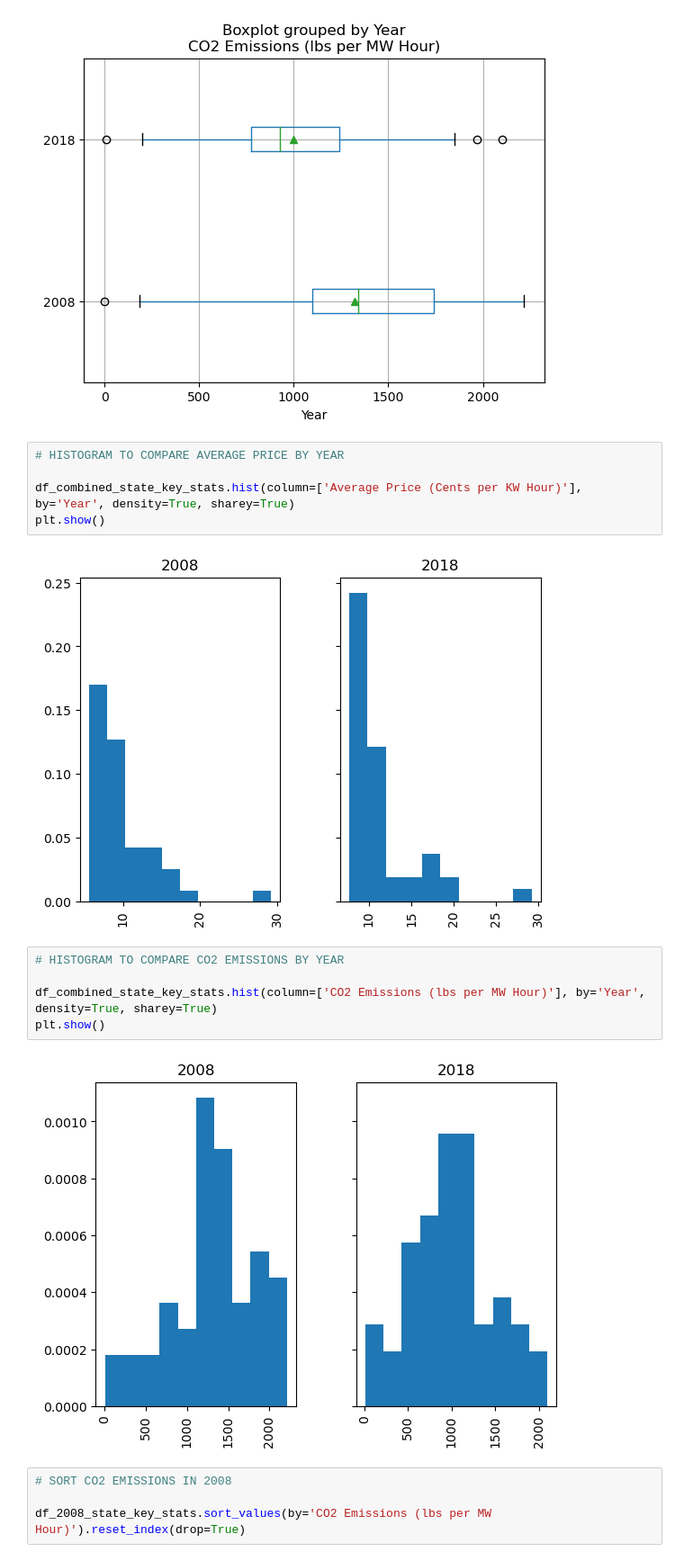
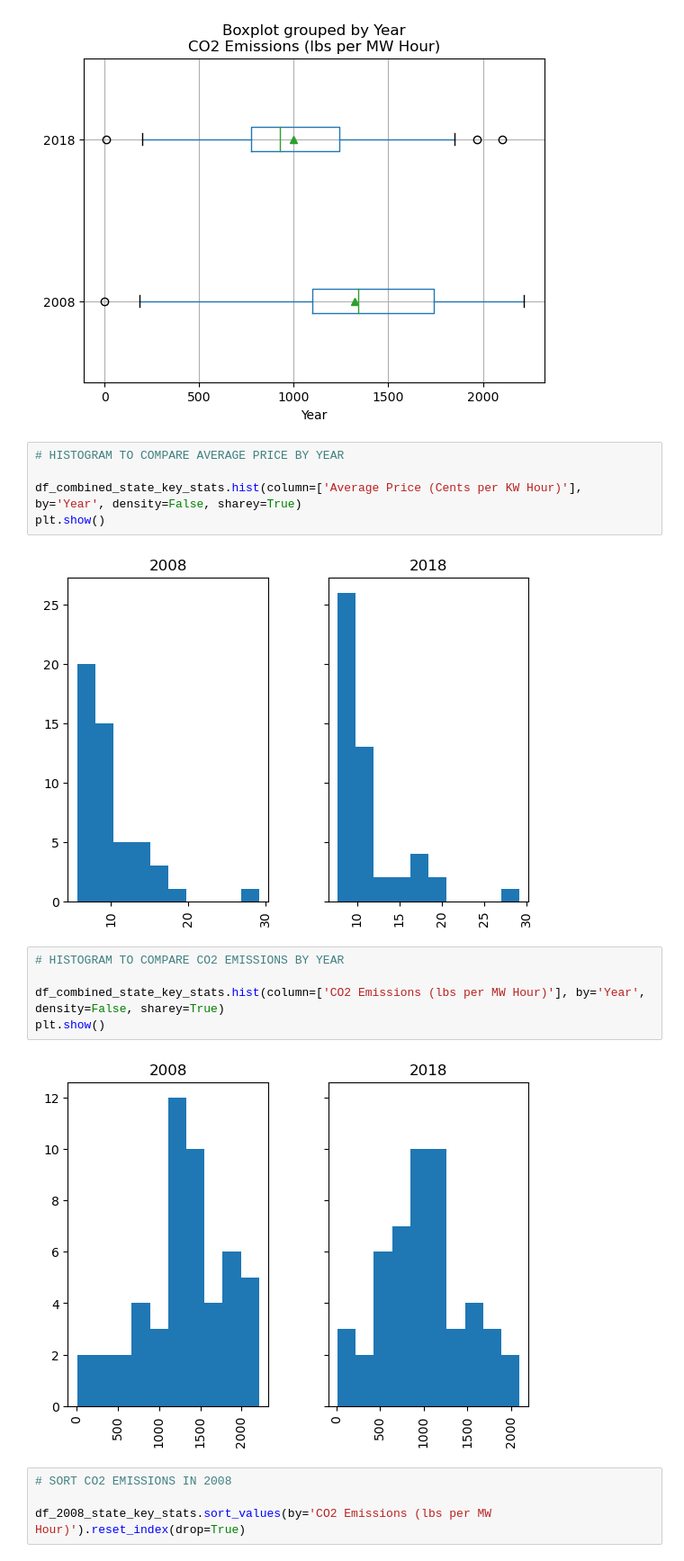
Before and after one commit to andrew8185/project-01, a Jupyter notebook: project_1.ipynb, the cells around one changed output. Shown at 90% size. Cells and saved outputs as stored; diff of their text form.

```diff
--- a/project_1.ipynb
+++ b/project_1.ipynb
@@ -279,17 +265,17 @@ plt.show()
 # %%
 # HISTOGRAM TO COMPARE AVERAGE PRICE BY YEAR
 
-df_combined_state_key_stats.hist(column=['Average Price (Cents per KW Hour)'], by='Year', density=True, sharey=True)
+df_combined_state_key_stats.hist(column=['Average Price (Cents per KW Hour)'], by='Year', density=False, sharey=True)
 plt.show()
 # %% [output]
-[figure, old version]
+[figure, new version]
 # %%
 # HISTOGRAM TO COMPARE CO2 EMISSIONS BY YEAR
 
-df_combined_state_key_stats.hist(column=['CO2 Emissions (lbs per MW Hour)'], by='Year', density=True, sharey=True)
+df_combined_state_key_stats.hist(column=['CO2 Emissions (lbs per MW Hour)'], by='Year', density=False, sharey=True)
 plt.show()
 # %% [output]
-[figure, old version]
+[figure, new version]
 # %%
 # SORT CO2 EMISSIONS IN 2008
 
```
Also changed, not shown: parts of 3 cells of this notebook.
